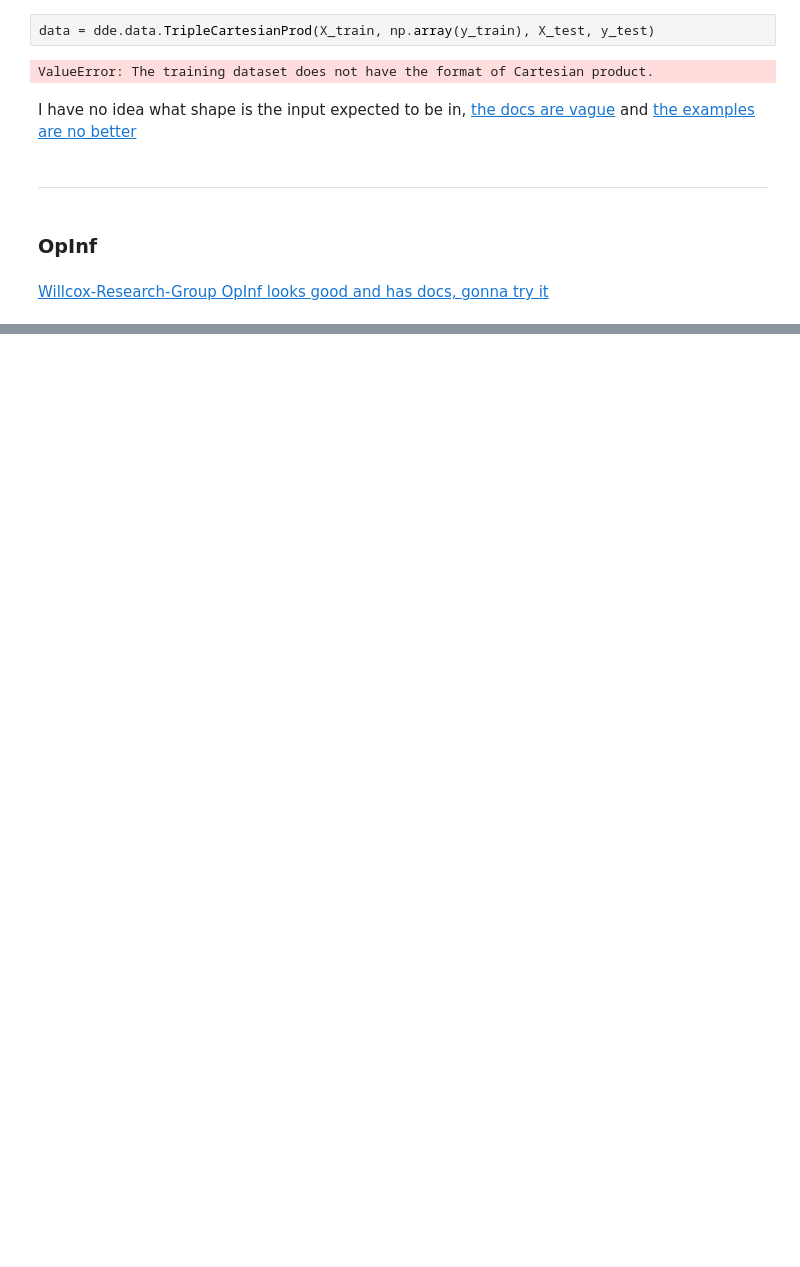
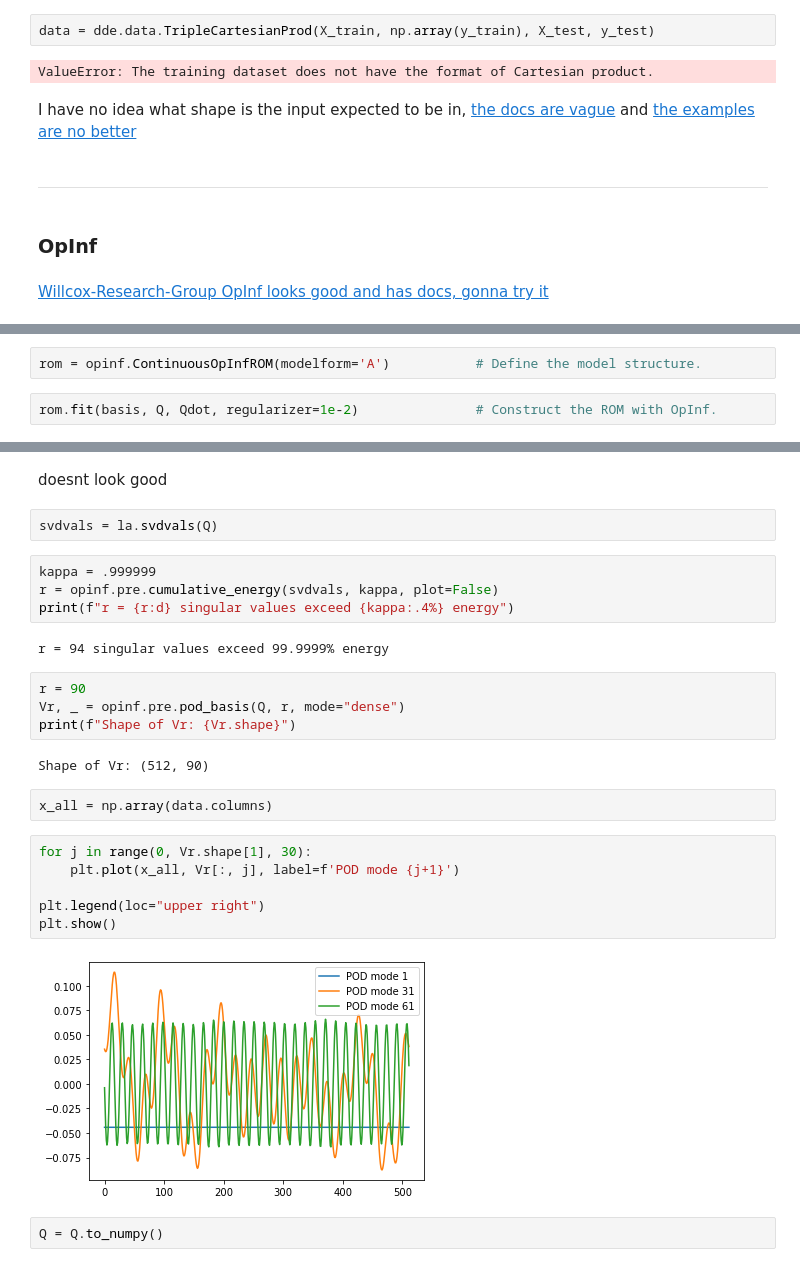
Before and after one commit to LRAbbade/PCS5042, a Jupyter notebook: Problem 3.ipynb, the cells around one changed output, grey strips where cells are left out. Cells and saved outputs as stored; diff of their text form; blank space fills up the shorter version.

Commit message:
first opinf try on KS

```diff
--- a/Problem 3.ipynb
+++ b/Problem 3.ipynb
@@ -186,0 +194,4 @@ reduced_data
+# %%
+rom = opinf.ContinuousOpInfROM(modelform='A')           # Define the model structure.
+# %%
+rom.fit(basis, Q, Qdot, regularizer=1e-2)               # Construct the ROM with OpInf.
@@ -186,0 +227,28 @@ reduced_data
+# %% [markdown]
+doesnt look good
+# %%
+svdvals = la.svdvals(Q)
+# %%
+kappa = .999999
+r = opinf.pre.cumulative_energy(svdvals, kappa, plot=False)
+print(f"r = {r:d} singular values exceed {kappa:.4%} energy")
+# %% [output]
+r = 94 singular values exceed 99.9999% energy
+# %%
+r = 90
+Vr, _ = opinf.pre.pod_basis(Q, r, mode="dense")
+print(f"Shape of Vr: {Vr.shape}")
+# %% [output]
+Shape of Vr: (512, 90)
+# %%
+x_all = np.array(data.columns)
+# %%
+for j in range(0, Vr.shape[1], 30):
+    plt.plot(x_all, Vr[:, j], label=f'POD mode {j+1}')
+
+plt.legend(loc="upper right")
+plt.show()
+# %% [output]
+[figure, added]
+# %%
+Q = Q.to_numpy()
```
Also changed, not shown: parts of 30 cells of this notebook, 6 other files.
